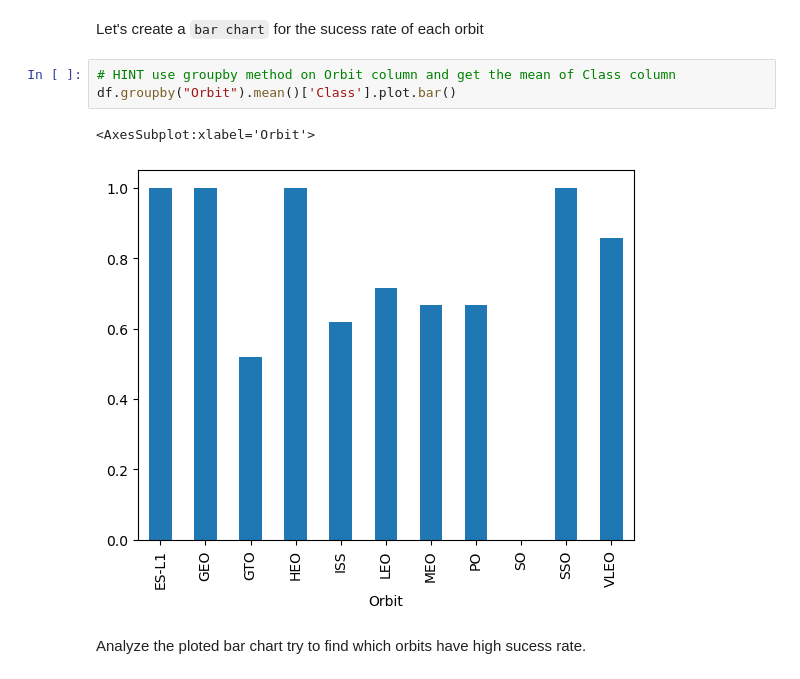
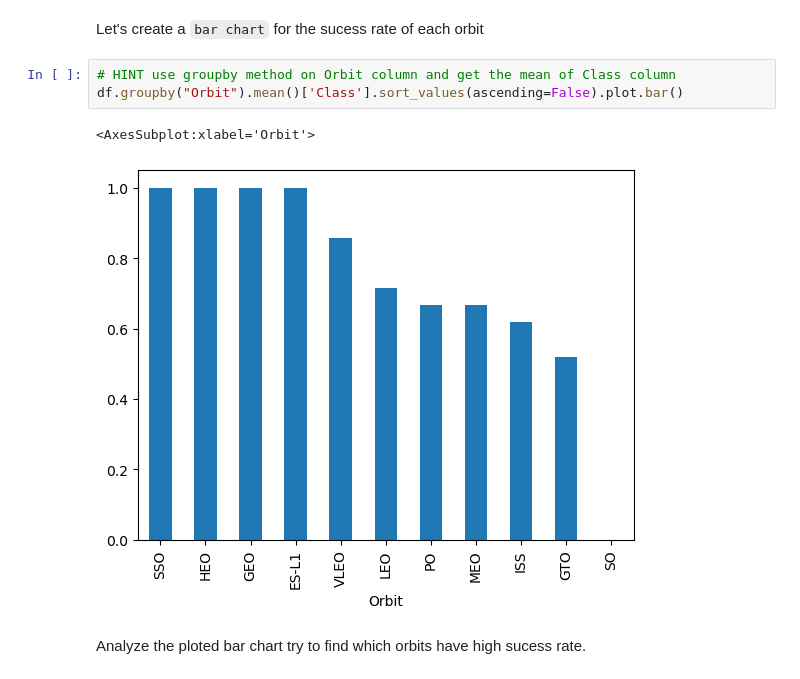
Before and after one commit to agungfazrulhaq/coursera_datascience, a Jupyter notebook: labs/module_2/jupyter-labs-eda-dataviz.ipynb, the cells around one changed output. Saved outputs shown, nothing was run; the diff lists cells and outputs as text.

```diff
--- a/labs/module_2/jupyter-labs-eda-dataviz.ipynb
+++ b/labs/module_2/jupyter-labs-eda-dataviz.ipynb
@@ -112,10 +112,10 @@ Next, we want to visually check if there are any relationship between success ra
 Let's create a `bar chart` for the sucess rate of each orbit
 # %%
 # HINT use groupby method on Orbit column and get the mean of Class column
-df.groupby("Orbit").mean()['Class'].plot.bar()
+df.groupby("Orbit").mean()['Class'].sort_values(ascending=False).plot.bar()
 # %% [output]
 <AxesSubplot:xlabel='Orbit'>
-[figure, old version]
+[figure, new version]
 # %% [markdown]
 Analyze the ploted bar chart try to find which orbits have high sucess rate.
 # %% [markdown]
```
Also changed, not shown: parts of 2 cells of this notebook, 6 other files.
